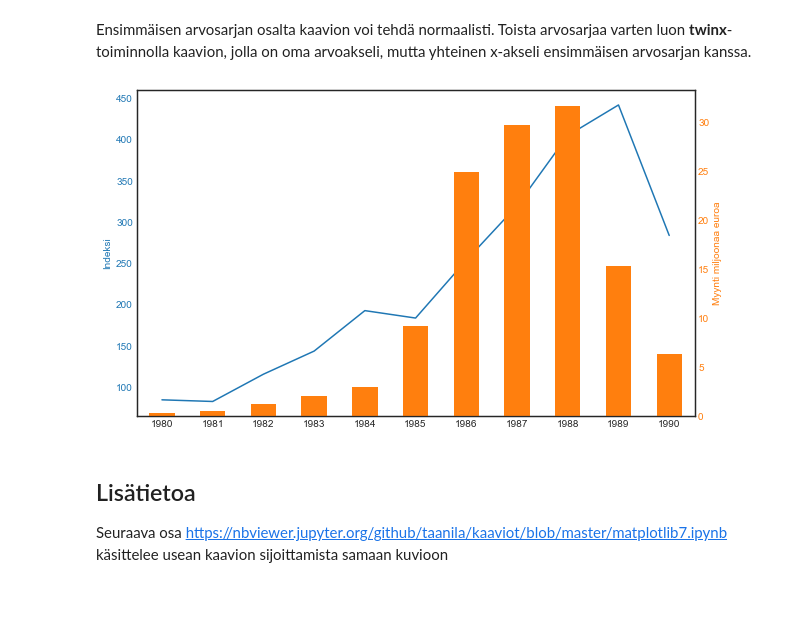
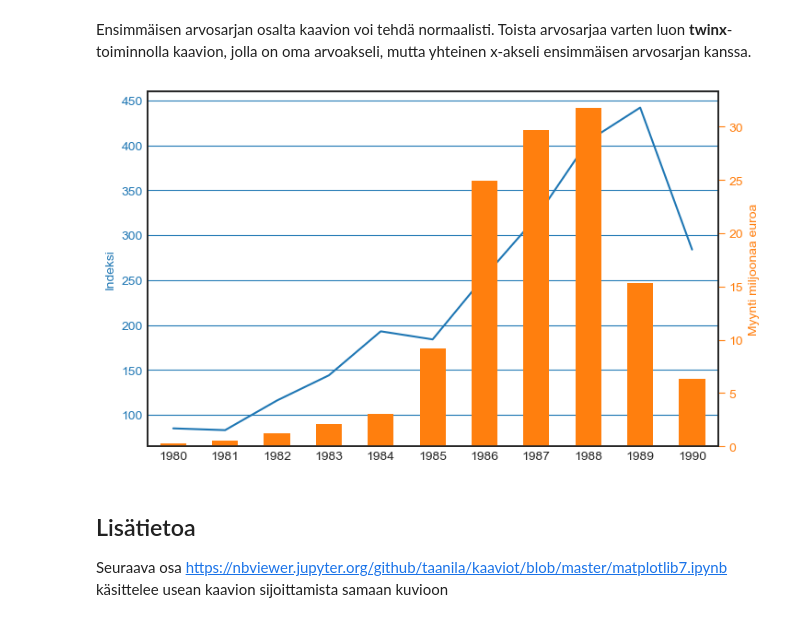
Before and after one commit to taanila/kaaviot, a Jupyter notebook: matplotlib6.ipynb, the cells around one changed output. Drawn from its saved outputs; the diff is of its cells as text; code cells hidden in the pictures.

```diff
--- a/matplotlib6.ipynb
+++ b/matplotlib6.ipynb
@@ -47,27 +46,30 @@ df
 Ensimmäisen arvosarjan osalta kaavion voi tehdä normaalisti. Toista arvosarjaa varten luon **twinx**-toiminnolla kaavion, jolla on oma arvoakseli, mutta yhteinen x-akseli ensimmäisen arvosarjan kanssa.
 # %%
 # Indeksi viivakaaviona
-df['Indeksi'].plot(color='C0', figsize=(10, 6))
+df['Indeksi'].plot(color='C0', figsize=(8, 5))
 
 # Indeksille ja sen akselille käytössä olevien värien ensimmäinen väri 'C0'
 plt.ylabel('Indeksi', color='C0')
 
-# Jakoviivoille väri 'C0'
+# Vaakasuuntainen taustaviivoitus, jolle väri 'C0'
+plt.grid(axis='y', color='C0')
+
+# Jakoviivojen nimiöille väri 'C0'
 plt.tick_params(axis='y', labelcolor='C0')
 
 # Toinen kaavio, jolla on oma arvoakseli, mutta yhteinen x-akseli indeksin kanssa
 plt.twinx()
 
 # Myynnille ja sen akselille käytössä olevien värien toinen väri 'C1'
 plt.ylabel('Myynti miljoonaa euroa', color='C1')
 
 # Myynti pylväinä
 (df['Myynti'] / 1000000).plot.bar(color='C1')
 
-# Jakoviivoille väri 'C1'
-plt.tick_params(axis='y', labelcolor='C1')
+# Jakoviivoille ja niiden nimiöille väri 'C1'
+plt.tick_params(axis='y', length=5, color='C1', labelcolor='C1')
 # %% [output]
-[figure, old version]
+[figure, new version]
 # %% [markdown]
 ## Lisätietoa
 
```
Also changed, not shown: parts of 2 cells of this notebook.
